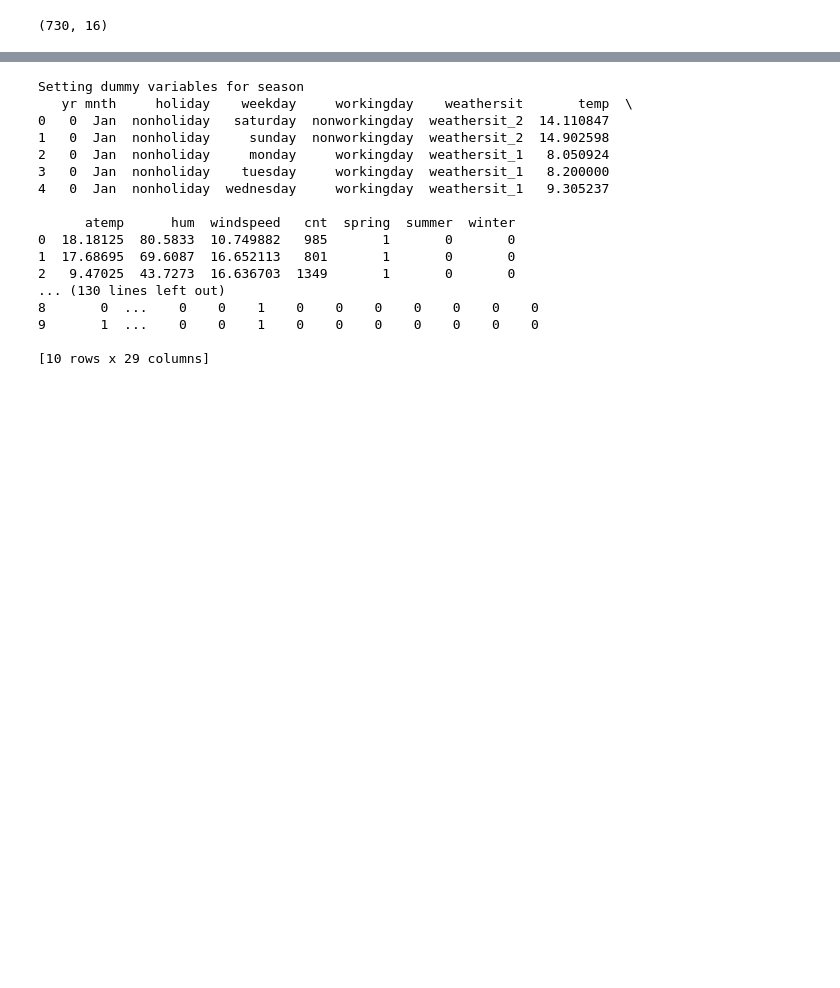
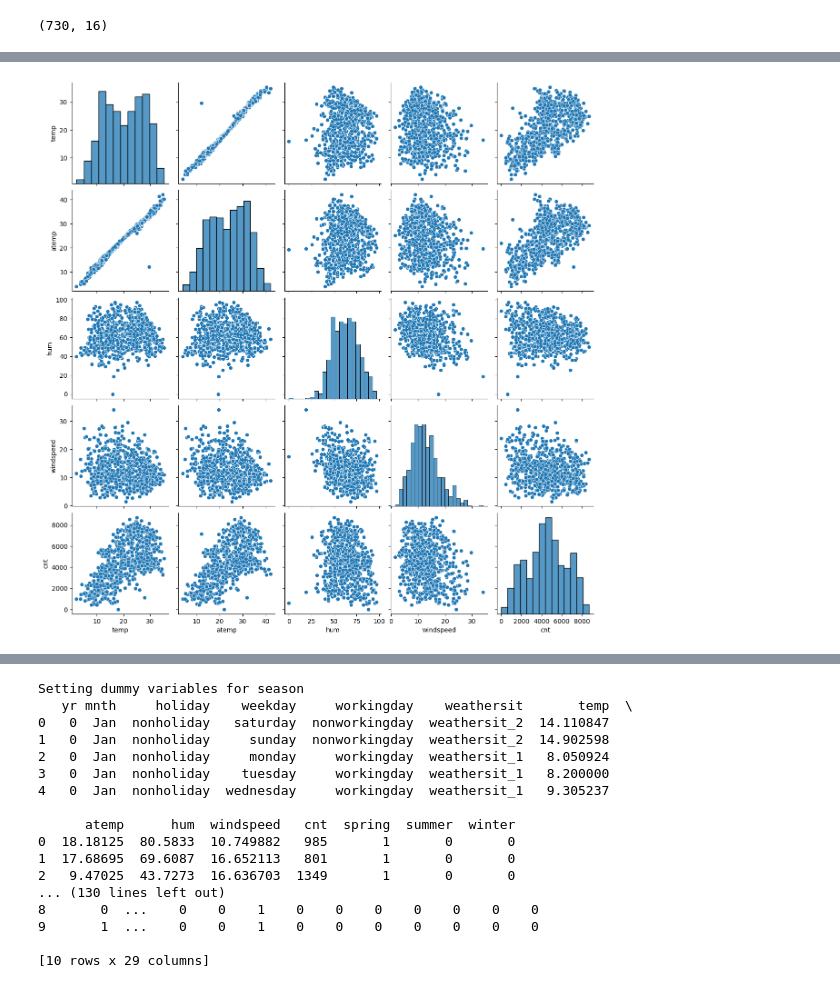
Before and after one commit to ncjanardhan-outlook/ncjpersonal, a Jupyter notebook: Linear Regression Assignment/Linear Regression Assignment - Boom Bikes.ipynb, the cells around one changed output, grey strips where cells are left out. Saved outputs shown, nothing was run; the diff lists cells and outputs as text; code cells hidden in the pictures; blank space fills up the shorter version.

```diff
--- a/Linear Regression Assignment/Linear Regression Assignment - Boom Bikes.ipynb
+++ b/Linear Regression Assignment/Linear Regression Assignment - Boom Bikes.ipynb
@@ -39,0 +60,7 @@ dfBikes.describe()
+# %%
+numerical_variables = ['temp', 'atemp', 'hum', 'windspeed','cnt']
+
+sns.pairplot(dfBikes[numerical_variables])
+plt.show()
+# %% [output]
+[figure, added]
```
Also changed, not shown: parts of 48 cells of this notebook.
